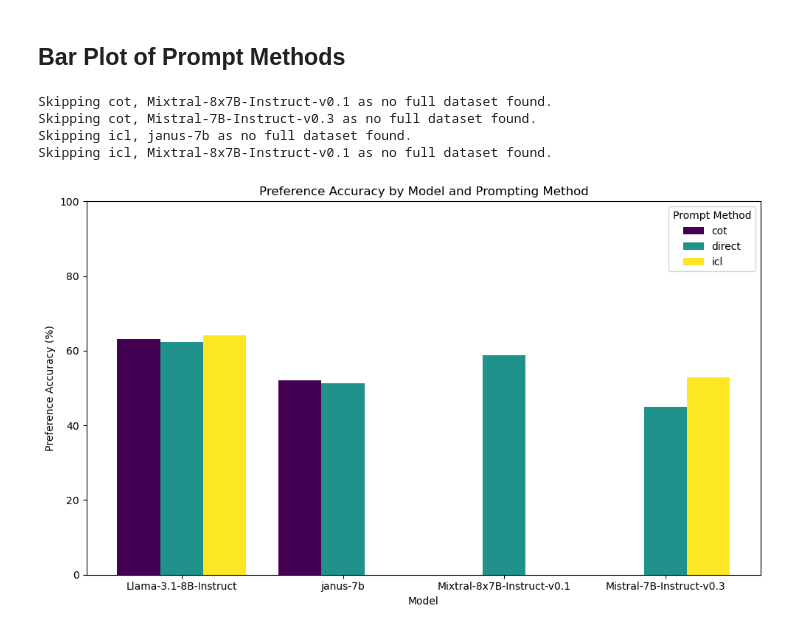
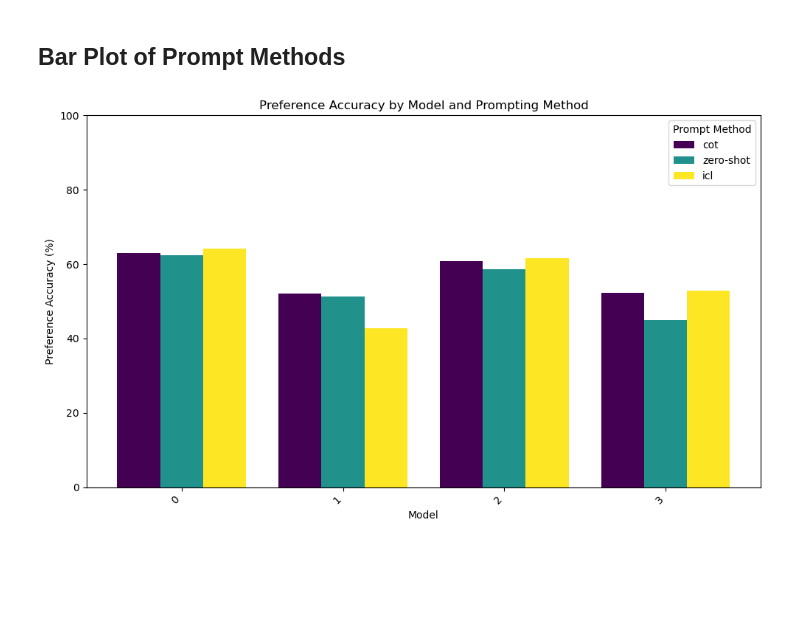
Before and after one commit to chimaobi-okite/pref_aligner, a Jupyter notebook: aggregate.ipynb, the cells around one changed output. Drawn from its saved outputs; the diff is of its cells as text; code cells hidden in the pictures; blank space fills up the shorter version.

Commit message:
added plots

```diff
--- a/aggregate.ipynb
+++ b/aggregate.ipynb
@@ -269,12 +255,19 @@ for method, model in itertools.product(PROMPT_METHODS, MODELS):
     full_dataset_path = os.path.join("results", "mcq_results", "relevant", method, "full", f"{model}-{method}-full.csv")
     if not os.path.exists(full_dataset_path):
         print(f"Warning: No full dataset found for [{method}, {model}]")
-        valid_combinations.append((method, model, None))
+        # valid_combinations.append((method, model, None))
         continue
     # Add to valid combinations
     valid_combinations.append((method, model, full_dataset_path))
     print(f"Added files for {method}, {model}")
 
+    full_df = pd.read_csv(full_dataset_path)
+    if 'nopref_correct' not in full_df.columns:
+        full_df['nopref_correct'] = full_df["gold_option"] == full_df["no_pref_ans"]
+    if 'pref_correct' not in full_df.columns:
+        full_df['pref_correct'] = full_df["gold_option"] == full_df["pref_ans"]
+    full_df.to_csv(full_dataset_path, index=False)
+
 print(f"Found {len(valid_combinations)}/{len(PROMPT_METHODS)*len(MODELS)} datasets to stats")
 # %% [output]
 Added files for cot, Llama-3.1-8B-Instruct
@@ -573,37 +557,38 @@ bar_width = total_width / num_methods
 # Create the bar plot.
 fig, ax = plt.subplots(figsize=(10, 6))
 
 # Define a colormap and extract a color for each prompt method.
 cmap = plt.get_cmap('viridis', num_methods)
 colors = [cmap(i) for i in range(num_methods)]
 
 # Plot each prompt method’s bars, offsetting their positions within each group.
 for i, method in enumerate(PROMPT_METHODS):
+    if method == "direct":
+        print_method = "zero-shot"
+    else:
+        print_method = method
     offset = (i - (num_methods - 1) / 2) * bar_width  # Center the bars in each group.
-    ax.bar(indices + offset, bar_data[method], width=bar_width, label=method, color=colors[i])
+    ax.bar(indices + offset, bar_data[method], width=bar_width, label=print_method, color=colors[i])
 
 # Label the x-axis with model names.
 ax.set_xticks(indices)
-ax.set_xticklabels(MODELS)
+# ax.set_xticklabels(MODELS)
+ax.set_xticklabels(MODELS, rotation=45, ha="right")
 ax.set_xlabel("Model")
 ax.set_ylabel("Preference Accuracy (%)")
 ax.set_ylim(0, 100)  # Fix y-axis range
 ax.set_title("Preference Accuracy by Model and Prompting Method")
 ax.legend(title="Prompt Method")
 
 plt.tight_layout()
 
 # Save the plot.
 figpath = os.path.join(stats_folder, f"{criterion}_{dataset_short}_preference_accuracy.png")
 os.makedirs(os.path.dirname(figpath), exist_ok=True)
 plt.savefig(figpath, dpi=300)
 
 # Display the plot.
 plt.show()
 plt.close()
 # %% [output]
-Skipping cot, Mixtral-8x7B-Instruct-v0.1 as no full dataset found.
-Skipping cot, Mistral-7B-Instruct-v0.3 as no full dataset found.
-Skipping icl, janus-7b as no full dataset found.
-Skipping icl, Mixtral-8x7B-Instruct-v0.1 as no full dataset found.
-[figure, old version]
+[figure, new version]
```
Also changed, not shown: parts of 8 cells of this notebook, 22 other files.
